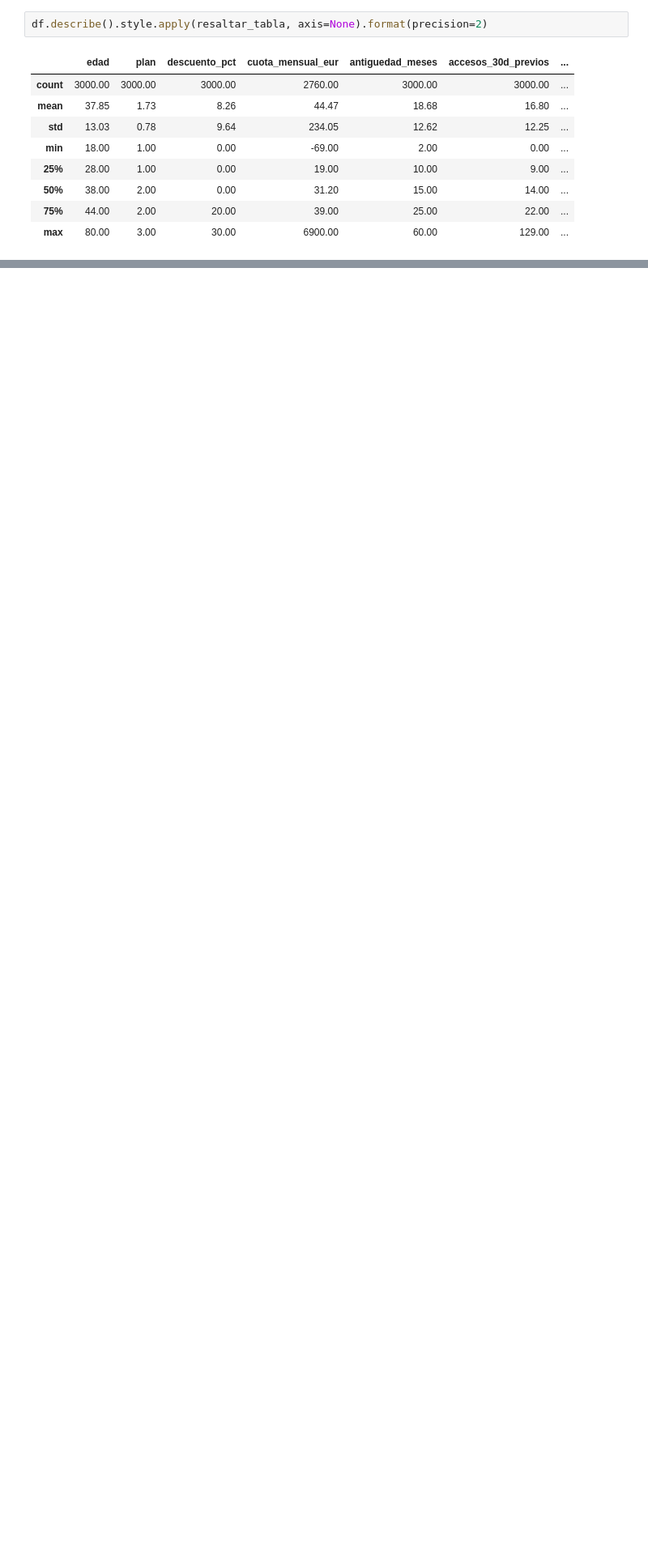
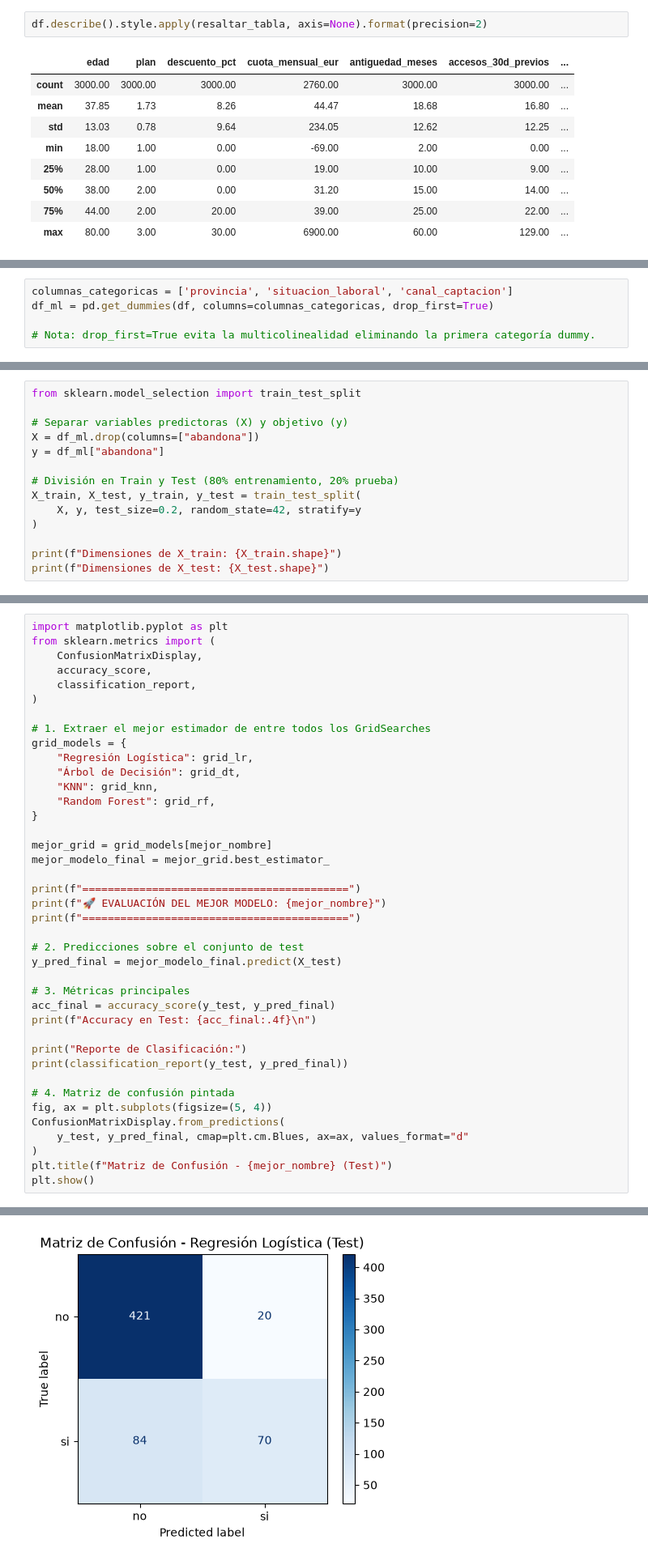
Before and after one commit to BorjaFdz/programacion-ia-alumnos, a Jupyter notebook: 05_Machine_Learning/EJERCICIO_ABANDONO/Abandono_borja.ipynb, the cells around one changed output, grey strips where cells are left out. Shown at 81% size. Cells and saved outputs as stored; diff of their text form; blank space fills up the shorter version.

Commit message:
Implement model training

```diff
--- a/05_Machine_Learning/EJERCICIO_ABANDONO/Abandono_borja.ipynb
+++ b/05_Machine_Learning/EJERCICIO_ABANDONO/Abandono_borja.ipynb
@@ -761,0 +1056,5 @@ dtype: object
+# %%
+columnas_categoricas = ['provincia', 'situacion_laboral', 'canal_captacion']
+df_ml = pd.get_dummies(df, columns=columnas_categoricas, drop_first=True)
+
+# Nota: drop_first=True evita la multicolinealidad eliminando la primera categoría dummy.
@@ -761,0 +1092,14 @@ dtype: object
+# %%
+from sklearn.model_selection import train_test_split
+
+# Separar variables predictoras (X) y objetivo (y)
+X = df_ml.drop(columns=["abandona"])
+y = df_ml["abandona"]
+
+# División en Train y Test (80% entrenamiento, 20% prueba)
+X_train, X_test, y_train, y_test = train_test_split(
+    X, y, test_size=0.2, random_state=42, stratify=y
+)
+
+print(f"Dimensiones de X_train: {X_train.shape}")
+print(f"Dimensiones de X_test: {X_test.shape}")
@@ -761,0 +1442,41 @@ dtype: object
+# %%
+import matplotlib.pyplot as plt
+from sklearn.metrics import (
+    ConfusionMatrixDisplay,
+    accuracy_score,
+    classification_report,
+)
+
+# 1. Extraer el mejor estimador de entre todos los GridSearches
+grid_models = {
+    "Regresión Logística": grid_lr,
+    "Árbol de Decisión": grid_dt,
+    "KNN": grid_knn,
+    "Random Forest": grid_rf,
+}
+
+mejor_grid = grid_models[mejor_nombre]
+mejor_modelo_final = mejor_grid.best_estimator_
+
+print(f"==========================================")
+print(f"🚀 EVALUACIÓN DEL MEJOR MODELO: {mejor_nombre}")
+print(f"==========================================")
+
+# 2. Predicciones sobre el conjunto de test
+y_pred_final = mejor_modelo_final.predict(X_test)
+
+# 3. Métricas principales
+acc_final = accuracy_score(y_test, y_pred_final)
+print(f"Accuracy en Test: {acc_final:.4f}\n")
+
+print("Reporte de Clasificación:")
+print(classification_report(y_test, y_pred_final))
+
+# 4. Matriz de confusión pintada
+fig, ax = plt.subplots(figsize=(5, 4))
+ConfusionMatrixDisplay.from_predictions(
+    y_test, y_pred_final, cmap=plt.cm.Blues, ax=ax, values_format="d"
+)
+plt.title(f"Matriz de Confusión - {mejor_nombre} (Test)")
+plt.show()
+# %% [output]
@@ -761,0 +1497 @@ dtype: object
+[figure, added]
```
Also changed, not shown: parts of 41 cells of this notebook.
